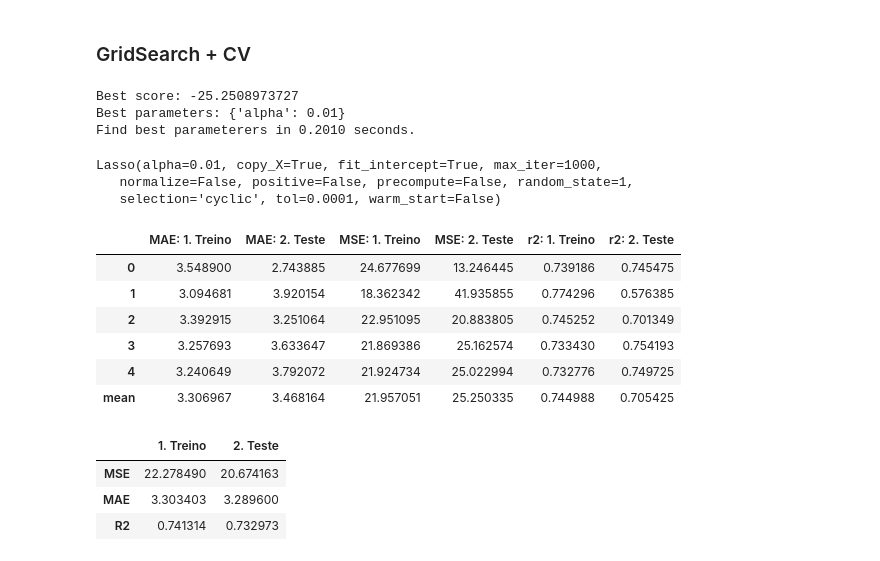
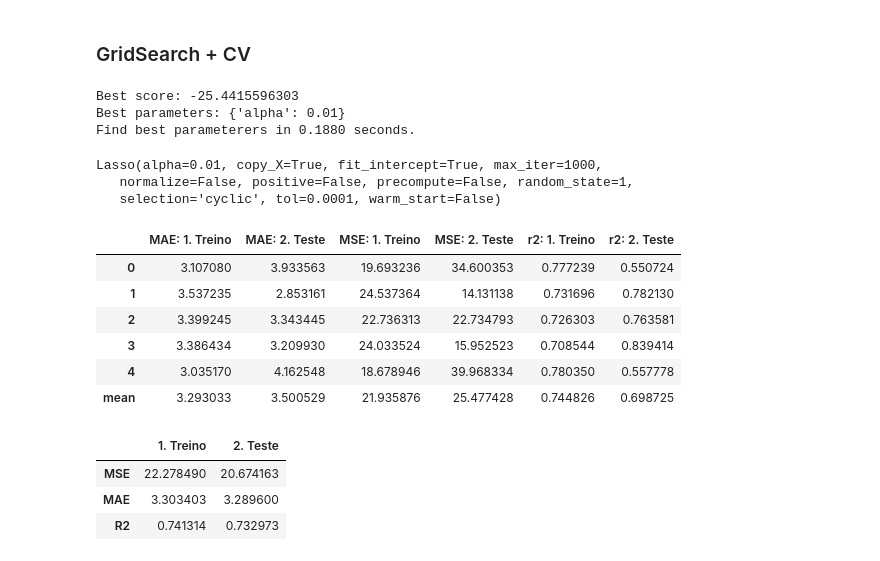
Before and after one commit to mopdc/python-codes, a Jupyter notebook: applied algorithms/regression examples/Regression Analysis in Boston dataset-v2.ipynb, the cells around one changed output. Saved outputs shown, nothing was run; the diff lists cells and outputs as text; code cells hidden in the pictures.

```diff
--- a/applied algorithms/regression examples/Regression Analysis in Boston dataset-v2.ipynb
+++ b/applied algorithms/regression examples/Regression Analysis in Boston dataset-v2.ipynb
@@ -62,7 +61,7 @@ def split_train_test_data (data, name_target, test_size, random_state):
     X_all = data.drop([name_target], axis = 1)
     y_all = data[name_target]
 
-    X_train, X_test, y_train, y_test = train_test_split(X_all, y_all, test_size = test_size ,random_state =random_state)
+    X_train, X_test, y_train, y_test = train_test_split(X_all, y_all, test_size = test_size ,random_state = random_state)
 
     print "Training set has {} samples and {} features.".format(X_train.shape[0], X_train.shape[1])
     print "Testing set has {} samples and {} features.".format(X_test.shape[0], X_test.shape[1])
@@ -75,9 +74,8 @@ def split_train_test_data (data, name_target, test_size, random_state):
     return X_train, X_test, y_train, y_test
 
 
-
-def grid_search_model (x, y, clf, parameters, scorer, cv):
-    grid_obj = GridSearchCV(clf, parameters, scoring = scorer, cv =  cv)
+def grid_search_model (x, y, clf, parameters, scorer, cv, verbose):
+    grid_obj = GridSearchCV(clf, parameters, scoring = scorer, cv =  cv, verbose= verbose)
     start = time()
     grid_fit = grid_obj.fit(x, y)
     end = time()
@@ -86,6 +84,7 @@ def grid_search_model (x, y, clf, parameters, scorer, cv):
     print "Find best parameterers in {:.4f} seconds.".format(end - start)
     return grid_fit.best_estimator_
 
+
 def model_reg_cv (model, X, y, cv):
 
     first = True
@@ -93,16 +92,18 @@ def model_reg_cv (model, X, y, cv):
     for train_index, test_index in cv.split(X):
         #print(train_index)
         model2 = model.fit(X.iloc[train_index],y[train_index])
+
+        pred_train = model2.predict(X.iloc[train_index])
         pred_test = model2.predict(X.iloc[test_index])
-        pred_train = model2.predict(X.iloc[train_index])
+
         y_train = y[train_index]
         y_test = y[test_index]
 
+        mse_treino = mean_squared_error(y_train, pred_train)
         mse_teste = mean_squared_error(y_test, pred_test)
-        mse_treino = mean_squared_error(y_train, pred_train)
 
+        mae_treino = mean_absolute_error(y_train, pred_train)
         mae_teste = mean_absolute_error(y_test, pred_test)
-        mae_treino = mean_absolute_error(y_train, pred_train)
 
         r2_treino = r2_score (y_train, pred_train)
         r2_teste = r2_score (y_test, pred_test)
@@ -124,12 +125,10 @@ def model_reg_cv (model, X, y, cv):
         else:
             results_folds = pd.concat([results_folds, resultados_aux], axis = 0)
 
-    results_folds.index = range(cv.n_splits)
-
+    results_folds.index = range(cv.get_n_splits(X))
     results_mean = np.transpose(pd.DataFrame(results_folds.mean(), columns=['mean']))
 
     results_folds = pd.concat([results_folds, results_mean], axis = 0)
-    #results_folds.index = [range(cv.n_splits), 'mean']
 
     return results_folds
 
@@ -137,9 +136,11 @@ def model_reg_cv (model, X, y, cv):
 
 def model_reg_holdout (reg, X_train, y_train, X_test, y_test):
     reg.fit(X_train, y_train)
+
     pred_train = reg.predict(X_train)
     pred_test = reg.predict(X_test)
 
+    #coeficientes
     #print "Number of coefficients:", len(reg.coef_)
     #print "Estimated intercept coefficient:", reg.intercept_
 
@@ -170,7 +171,6 @@ def model_reg_holdout (reg, X_train, y_train, X_test, y_test):
 
 
 def plot_graphs ( X_train, y_train, X_test, y_test):
-
     plt.scatter(y_train, lm.predict(X_train))
     plt.xlabel("Prices: $Y_i$")
     plt.ylabel("Predicted prices: $\hat{Y}_i$")
@@ -318,5 +318,8 @@ A função exporta: treino e teste  com mae, mse, r2
 ## Regressão Linear
 # %% [markdown]
 ###  CV
+# %%
+cv_kfold = KFold(5, random_state=12)
+cv_loo = LeaveOneOut()
 # %%
 lm = LinearRegression(fit_intercept=True, normalize=False, copy_X=True, n_jobs=1)
@@ -357,30 +371,29 @@ plot_residuals(X_train_final, y_train, X_test_final, y_test)
 ### GridSearch + CV
 # %%
 lasso = Lasso(random_state=1)
-cv = KFold(5, random_state=1, shuffle=True)
 parameters_lasso = {
     'alpha' : [0.001, 0.01, 0.1, 1, 10, 100, 1000]
 }
-model_lasso = grid_search_model(X_train_final, y_train, lasso, parameters_lasso, 'neg_mean_squared_error', cv )
+model_lasso = grid_search_model(X_train_final, y_train, lasso, parameters_lasso, 'neg_mean_squared_error', cv_kfold, 0 )
 model_lasso
 # %% [output]
-Best score: -25.2508973727
+Best score: -25.4415596303
 Best parameters: {'alpha': 0.01}
-Find best parameterers in 0.2010 seconds.
+Find best parameterers in 0.1880 seconds.
 Lasso(alpha=0.01, copy_X=True, fit_intercept=True, max_iter=1000,
    normalize=False, positive=False, precompute=False, random_state=1,
    selection='cyclic', tol=0.0001, warm_start=False)
 # %%
-results_folds = model_reg_cv(model_lasso,X_train_final, y_train, cv)
+results_folds = model_reg_cv(model_lasso,X_train_final, y_train, cv_kfold)
 results_folds
 # %% [output]
 |  | MAE: 1. Treino | MAE: 2. Teste | MSE: 1. Treino | MSE: 2. Teste | r2: 1. Treino | r2: 2. Teste |
-| 0 | 3.548900 | 2.743885 | 24.677699 | 13.246445 | 0.739186 | 0.745475 |
-| 1 | 3.094681 | 3.920154 | 18.362342 | 41.935855 | 0.774296 | 0.576385 |
-| 2 | 3.392915 | 3.251064 | 22.951095 | 20.883805 | 0.745252 | 0.701349 |
-| 3 | 3.257693 | 3.633647 | 21.869386 | 25.162574 | 0.733430 | 0.754193 |
-| 4 | 3.240649 | 3.792072 | 21.924734 | 25.022994 | 0.732776 | 0.749725 |
-| mean | 3.306967 | 3.468164 | 21.957051 | 25.250335 | 0.744988 | 0.705425 |
+| 0 | 3.107080 | 3.933563 | 19.693236 | 34.600353 | 0.777239 | 0.550724 |
+| 1 | 3.537235 | 2.853161 | 24.537364 | 14.131138 | 0.731696 | 0.782130 |
+| 2 | 3.399245 | 3.343445 | 22.736313 | 22.734793 | 0.726303 | 0.763581 |
+| 3 | 3.386434 | 3.209930 | 24.033524 | 15.952523 | 0.708544 | 0.839414 |
+| 4 | 3.035170 | 4.162548 | 18.678946 | 39.968334 | 0.780350 | 0.557778 |
+| mean | 3.293033 | 3.500529 | 21.935876 | 25.477428 | 0.744826 | 0.698725 |
 # %%
 model_reg_holdout(model_lasso,X_train_final, y_train, X_test_final, y_test)
 # %% [output]
```
Also changed, not shown: parts of 9 cells of this notebook.
